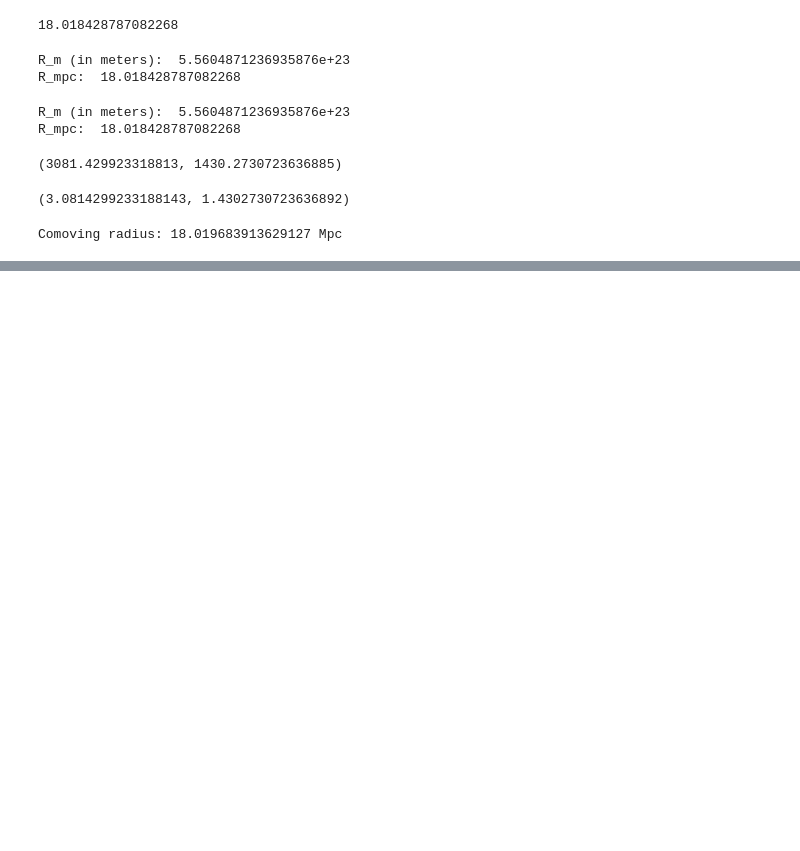
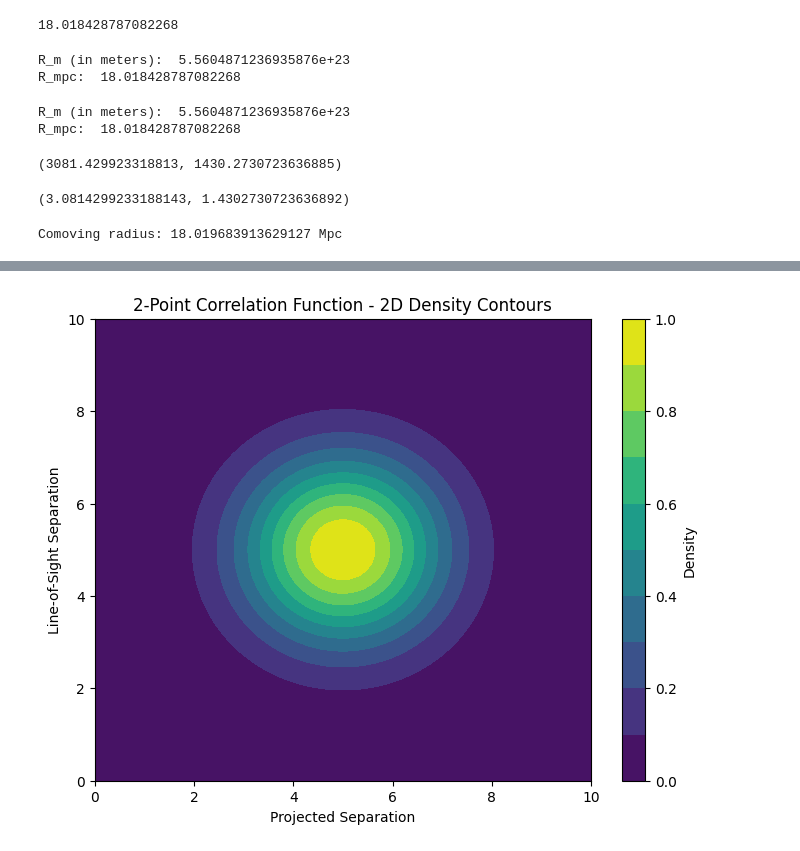
Before and after one commit to Fr4nc3/astrophysics-exercises, a Jupyter notebook: cosmology/cosmology.ipynb, the cells around one changed output, grey strips where cells are left out. Drawn from its saved outputs; the diff is of its cells as text; code cells hidden in the pictures; blank space fills up the shorter version.

```diff
--- a/cosmology/cosmology.ipynb
+++ b/cosmology/cosmology.ipynb
@@ -762,0 +792,28 @@ Comoving radius: 18.019683913629127 Mpc
+# %%
+import matplotlib.pyplot as plt
+import numpy as np
+
+# Create data for projected separation and line-of-sight separation
+x = np.linspace(0, 10, 100)  # Projected separation
+y = np.linspace(0, 10, 100)  # Line-of-sight separation
+
+# Create a 2D meshgrid
+X, Y = np.meshgrid(x, y)
+
+# Generate a sample 2-point correlation function using a Gaussian distribution
+Z = np.exp(-((X - 5) ** 2 + (Y - 5) ** 2) / 4)  # Centered Gaussian distribution
+
+# Create a 2D contour plot
+plt.figure(figsize=(8, 6))
+contour = plt.contourf(X, Y, Z, cmap='viridis', levels=10)
+plt.colorbar(contour, label='Density')
+
+# Label the axes and set the title
+plt.xlabel('Projected Separation')
+plt.ylabel('Line-of-Sight Separation')
+plt.title('2-Point Correlation Function - 2D Density Contours')
+
+# Display the sketch
+plt.show()  # Render the plot
+# %% [output]
+[figure, added]
```
Also changed, not shown: parts of 6 cells of this notebook.
